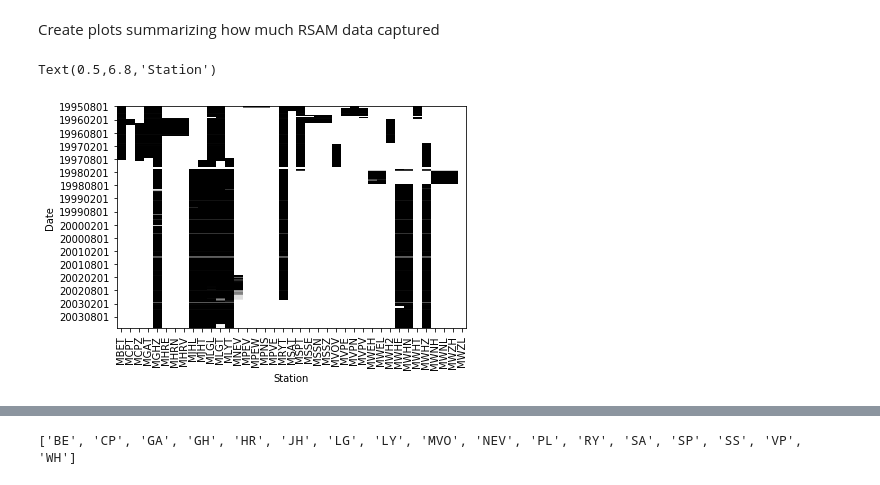
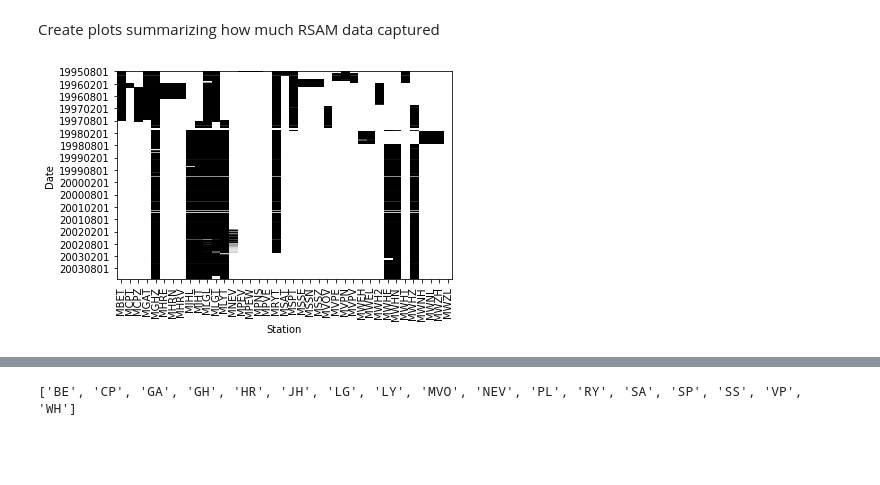
Before and after one commit to FalcinAlexis/Montserrat, a Jupyter notebook: station_ontimes_ASNE.ipynb, the cells around one changed output, grey strips where cells are left out. Drawn from its saved outputs; the diff is of its cells as text; code cells hidden in the pictures; blank space fills up the shorter version.

```diff
--- a/station_ontimes_ASNE.ipynb
+++ b/station_ontimes_ASNE.ipynb
@@ -361,13 +362,14 @@ Create plots summarizing how much RSAM data captured
 # %%
 data_rsam = np.array(rsamdf_all, dtype=float) # convert dataframe to numpy array
 xticklabels = rsamdf_all.columns
 (yticks, yticklabels) = get_yticks(rsamdf_all)
 (fig, ax) = ontime_plot(1-data_rsam,xticklabels,yticks,yticklabels)
-plt.savefig('RSAMontime.png',dpi=300)
+
 plt.ylabel('Date')
 plt.xlabel('Station')
+fig.tight_layout()
+plt.savefig('RSAMontime.png',dpi=300)
 # %% [output]
-Text(0.5,6.8,'Station')
-[figure, old version]
+[figure, new version]
 # %%
 booldata_rsam = (data_rsam > 0) * 1
```
Also changed, not shown: parts of 6 cells of this notebook, 7 other files.
